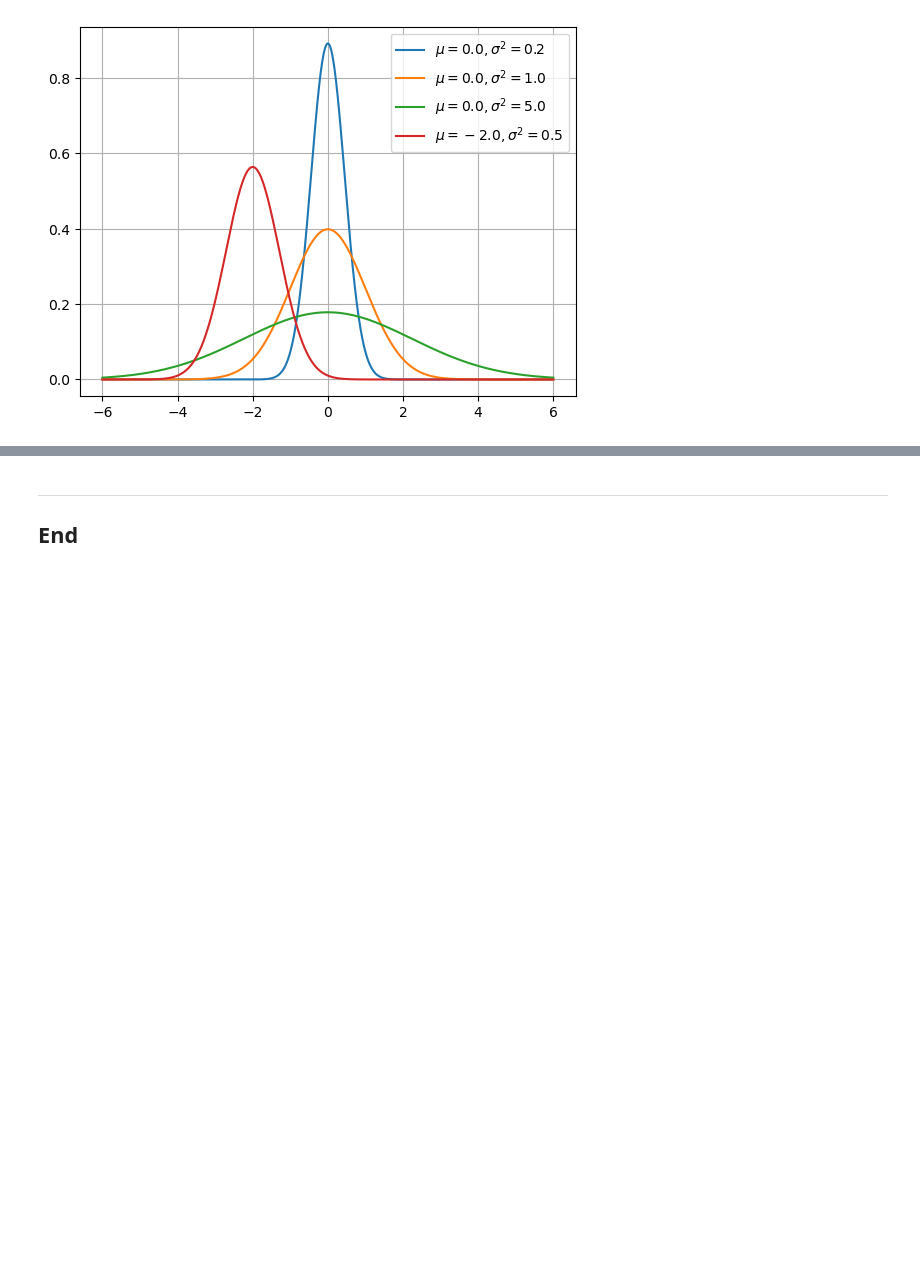
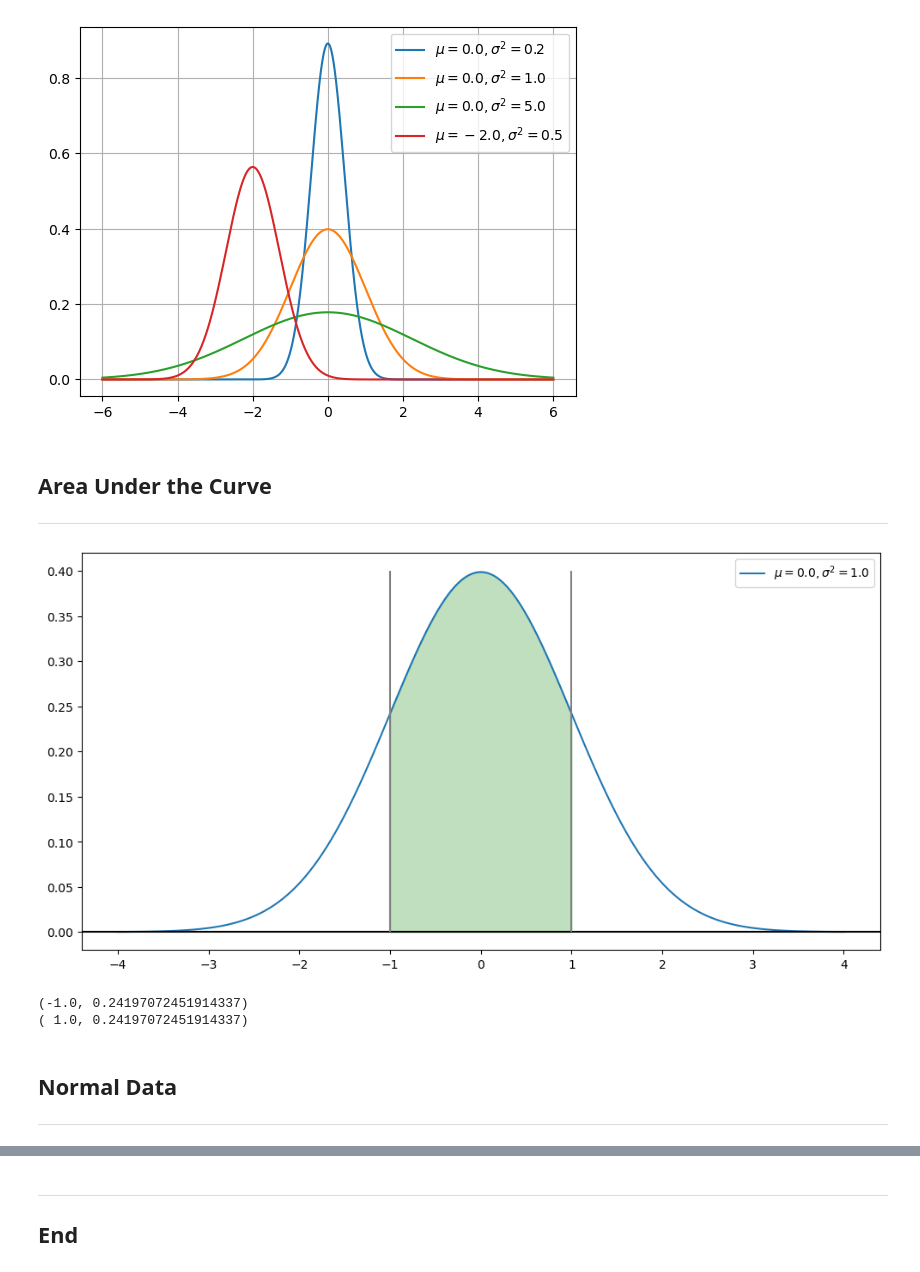
Before and after one commit to ianmcloughlin/notebooks, a Jupyter notebook: t_tests.ipynb, the cells around one changed output, grey strips where cells are left out. Drawn from its saved outputs; the diff is of its cells as text; code cells hidden in the pictures; blank space fills up the shorter version.

Commit message:
Matching curves

```diff
--- a/t_tests.ipynb
+++ b/t_tests.ipynb
@@ -72,3 +72,46 @@ ax.legend()
 ax.grid()
 # %% [output]
 [figure]
+# %% [markdown]
+## Area Under the Curve
+
+***
+# %%
+# Create a blank plot.
+fig, ax = plt.subplots(figsize=(12,6))
+
+# Range of x values.
+x = np.linspace(-4.0, 4.0, 1001)
+
+# Plot the pdf for the standard normal distribution.
+mu, sigma2 = 0.0, 1.0
+y = normal_pdf(x, mu=mu, sigma=np.sqrt(sigma2))
+ax.plot(x, y, label=f'$\mu = {mu}, \sigma^2 = {sigma2}$')
+
+# Add an x axis.
+ax.axhline(0.0, color='black')
+
+# Add vertical lines.
+ax.vlines([-1.0, 1.0], 0.0, 0.4, color="grey")
+
+# x values between the vertical lines.
+x_interval = np.linspace(-1.0, 1.0, 101)
+
+# Shade the area under the blue curve between the vertical lines.
+ax.fill_between(x_interval, normal_pdf(x_interval), color='green', alpha=0.25)
+
+# Add a legend.
+ax.legend();
+# %% [output]
+[figure, added]
+# %%
+# The intersection of the grey and blue lines.
+print(f'(-1.0, {normal_pdf(-1.0)})')
+print(f'( 1.0, {normal_pdf(1.0)})')
+# %% [output]
+(-1.0, 0.24197072451914337)
+( 1.0, 0.24197072451914337)
+# %% [markdown]
+## Normal Data
+
+***
```
Also changed, not shown: parts of 2 cells of this notebook.
